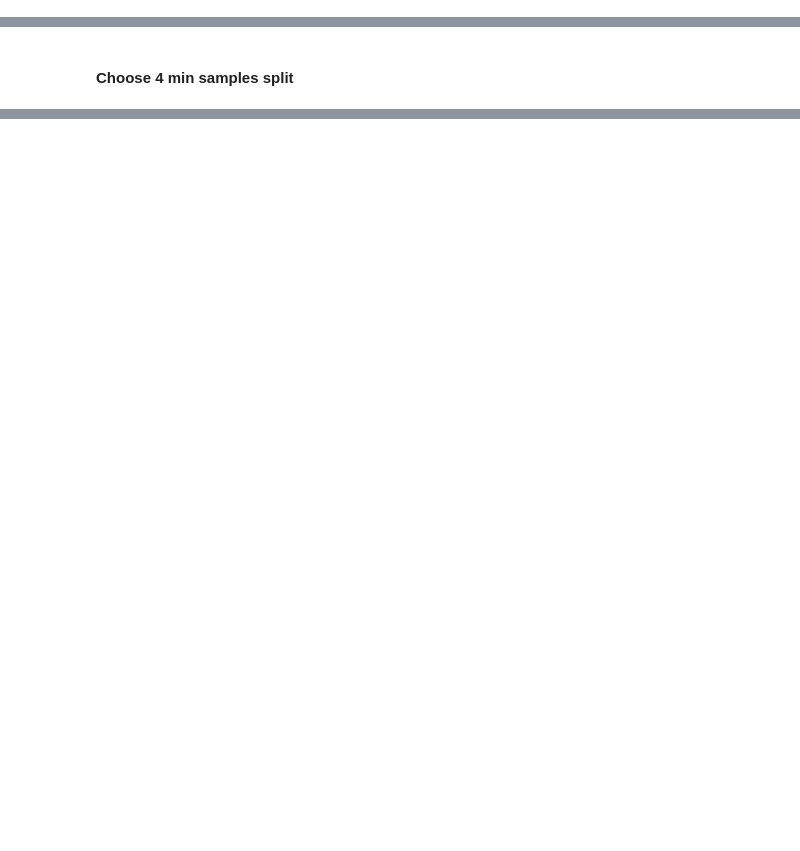
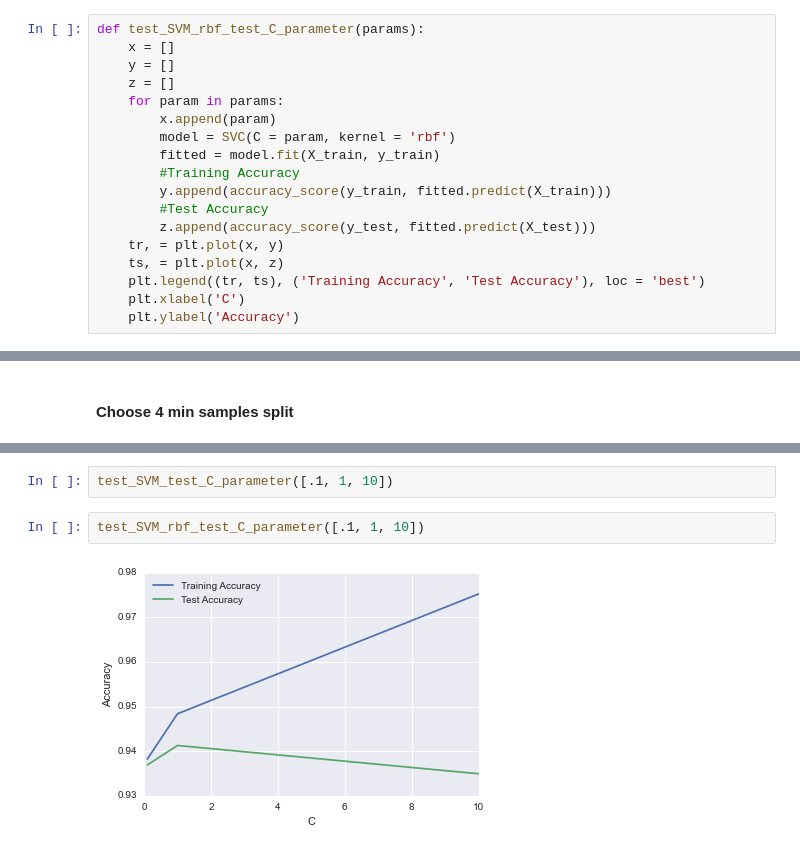
Before and after one commit to jkeung/Household_Analysis, a Jupyter notebook: Internet_Prediction.ipynb, the cells around one changed output, grey strips where cells are left out. Drawn from its saved outputs; the diff is of its cells as text; blank space fills up the shorter version.

Commit message:
adding internet prediction

```diff
--- a/Internet_Prediction.ipynb
+++ b/Internet_Prediction.ipynb
@@ -406,3 +433,21 @@ def test_SVM_test_parameter(params):
     plt.legend((tr, ts), ('Training Accuracy', 'Test Accuracy'), loc = 'best')
     plt.xlabel('C')
     plt.ylabel('Accuracy')
+# %%
+def test_SVM_rbf_test_C_parameter(params):
+    x = []
+    y = []
+    z = []
+    for param in params:
+        x.append(param)
+        model = SVC(C = param, kernel = 'rbf')
+        fitted = model.fit(X_train, y_train)
+        #Training Accuracy
+        y.append(accuracy_score(y_train, fitted.predict(X_train)))
+        #Test Accuracy
+        z.append(accuracy_score(y_test, fitted.predict(X_test)))
+    tr, = plt.plot(x, y)
+    ts, = plt.plot(x, z)
+    plt.legend((tr, ts), ('Training Accuracy', 'Test Accuracy'), loc = 'best')
+    plt.xlabel('C')
+    plt.ylabel('Accuracy')
@@ -433 +498,7 @@ test_KNN_test_parameter(range(1, 20))
+# %%
+test_SVM_test_C_parameter([.1, 1, 10])
+# %%
+test_SVM_rbf_test_C_parameter([.1, 1, 10])
+# %% [output]
+[figure, added]
 # %%
```
Also changed, not shown: parts of 42 cells of this notebook.
